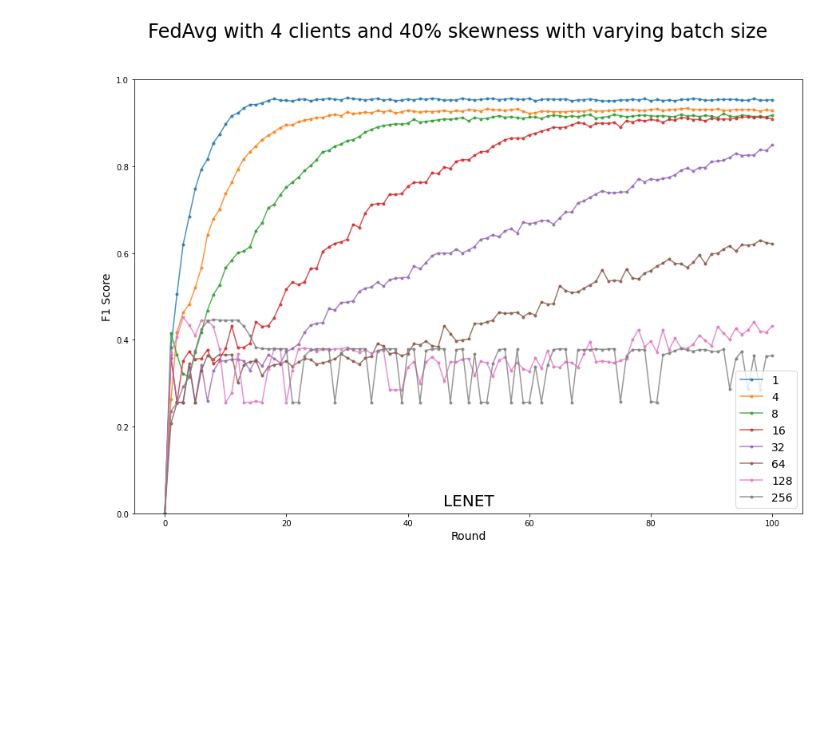
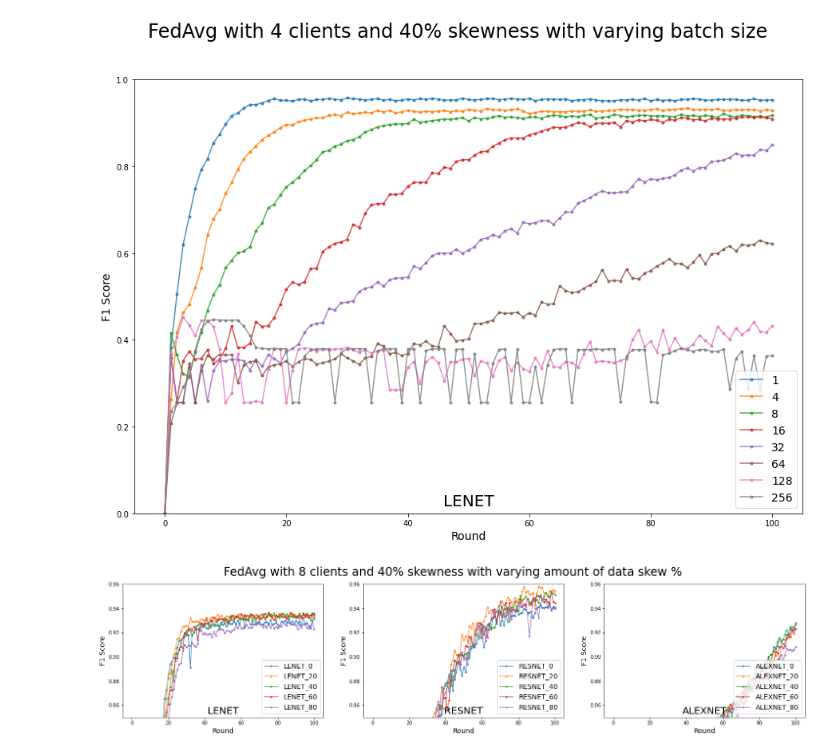
Before and after one commit to anandcu3/Federated-Learning-for-Remote-Sensing, a Jupyter notebook: the new plots notebook.ipynb, the cells around one changed output. Cells and saved outputs as stored; diff of their text form; code cells hidden in the pictures; blank space fills up the shorter version.

Commit message:
skewness plot added

```diff
--- a/the new plots notebook.ipynb
+++ b/the new plots notebook.ipynb
@@ -195,3 +195,27 @@ fig.suptitle("FedAvg with 4 clients and 40% skewness with varying batch size", f
 plot_curves(batch_size_comparision,ax,'LENET',0.0,1.0,"F1 Score")
 # %% [output]
 [figure]
+# %%
+lenet_skewness_results = {"LENET_0": np.genfromtxt('skewness_runs/FedAvg_CNN_lenet_clients_4_skew_0_smallskew_False_epochs_100_cepochs_5_cfrac_0.75_bs_4_26_02_22_39.csv',delimiter=',')[2,:],
+                 "LENET_20": np.genfromtxt('skewness_runs/FedAvg_CNN_lenet_clients_4_skew_20_smallskew_False_epochs_100_cepochs_5_cfrac_0.75_bs_4_25_02_17_13.csv',delimiter=',')[2,:],
+                 "LENET_40": np.genfromtxt('skewness_runs/FedAvg_CNN_lenet_clients_4_skew_40_smallskew_False_epochs_100_cepochs_5_cfrac_0.75_bs_4_23_02_20_11.csv',delimiter=',')[2,:],
+                 "LENET_60": np.genfromtxt('skewness_runs/FedAvg_CNN_lenet_clients_4_skew_60_smallskew_True_epochs_100_cepochs_5_cfrac_0.75_bs_4_28_02_03_07.csv',delimiter=',')[2,:],
+                 "LENET_80": np.genfromtxt('skewness_runs/FedAvg_CNN_lenet_clients_4_skew_80_smallskew_True_epochs_100_cepochs_5_cfrac_0.75_bs_4_28_02_04_31.csv',delimiter=',')[2,:],}
+resnet_skewness_results = {"RESNET_0": np.genfromtxt('skewness_runs/FedAvg_CNN_resnet34_clients_4_skew_0_smallskew_False_epochs_100_cepochs_5_cfrac_0.75_bs_4_26_02_21_14.csv',delimiter=',')[2,:],
+                 "RESNET_20": np.genfromtxt('skewness_runs/FedAvg_CNN_resnet34_clients_4_skew_20_smallskew_False_epochs_100_cepochs_5_cfrac_0.75_bs_4_26_02_02_32.csv',delimiter=',')[2,:],
+                 "RESNET_40": np.genfromtxt('skewness_runs/FedAvg_CNN_resnet34_clients_4_skew_40_smallskew_False_epochs_100_cepochs_5_cfrac_0.75_bs_4_24_02_04_45.csv',delimiter=',')[2,:],
+                 "RESNET_60": np.genfromtxt('skewness_runs/FedAvg_CNN_resnet34_clients_4_skew_60_smallskew_True_epochs_100_cepochs_5_cfrac_0.75_bs_4_27_02_22_41.csv',delimiter=',')[2,:],
+                 "RESNET_80": np.genfromtxt('skewness_runs/FedAvg_CNN_resnet34_clients_4_skew_80_smallskew_True_epochs_100_cepochs_5_cfrac_0.75_bs_4_28_02_01_42.csv',delimiter=',')[2,:],}
+alexnet_skewness_results = {"ALEXNET_0": np.genfromtxt('skewness_runs/FedAvg_CNN_alexnet_clients_4_skew_0_smallskew_False_epochs_100_cepochs_5_cfrac_0.75_bs_4_27_02_00_25.csv',delimiter=',')[2,:],
+                 "ALEXNET_20": np.genfromtxt('skewness_runs/FedAvg_CNN_alexnet_clients_4_skew_20_smallskew_False_epochs_100_cepochs_5_cfrac_0.75_bs_4_27_02_02_12.csv',delimiter=',')[2,:],
+                "ALEXNET_40": np.genfromtxt('skewness_runs/FedAvg_CNN_alexnet_clients_4_skew_40_smallskew_False_epochs_100_cepochs_5_cfrac_0.75_bs_4_24_02_17_52.csv',delimiter=',')[2,:],
+                "ALEXNET_60": np.genfromtxt('skewness_runs/FedAvg_CNN_alexnet_clients_4_skew_60_smallskew_True_epochs_100_cepochs_5_cfrac_0.75_bs_4_28_02_06_17.csv',delimiter=',')[2,:],
+                "ALEXNET_80": np.genfromtxt('skewness_runs/FedAvg_CNN_alexnet_clients_4_skew_80_smallskew_True_epochs_100_cepochs_5_cfrac_0.75_bs_4_28_02_08_04.csv',delimiter=',')[2,:],
+                        }
+fig, ax = plt.subplots(1, 3, figsize=(25,5))
+fig.suptitle("FedAvg with 8 clients and 40% skewness with varying amount of data skew %", fontsize=24)
+plot_curves(lenet_skewness_results,ax[0],'LENET',0.85,0.96,"F1 Score")
+plot_curves(resnet_skewness_results,ax[1],'RESNET',0.85,0.96, "F1 Score")
+plot_curves(alexnet_skewness_results,ax[2],'ALEXNET',0.85,0.96, "F1 Score")
+# %% [output]
+[figure, added]
```
